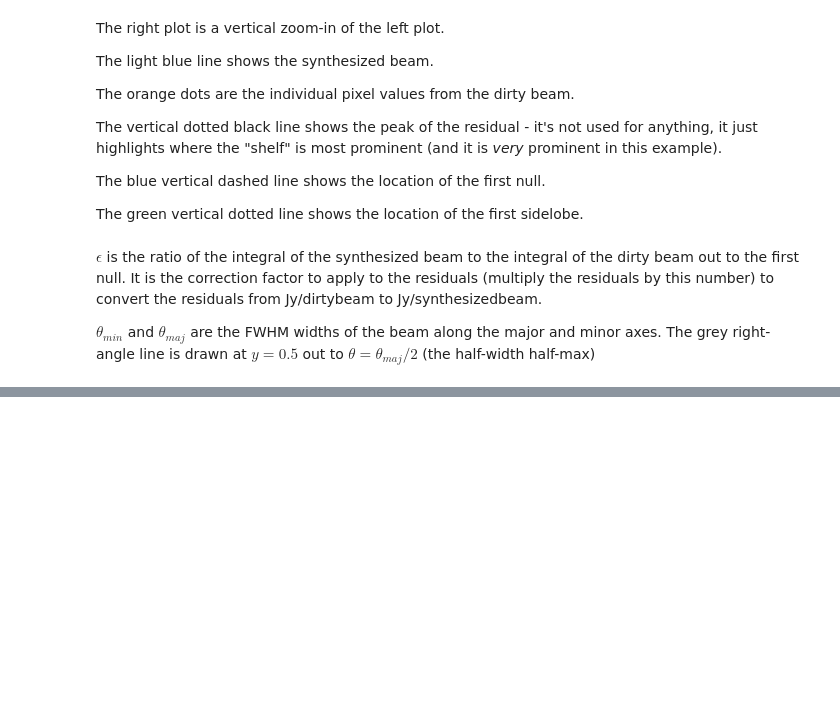
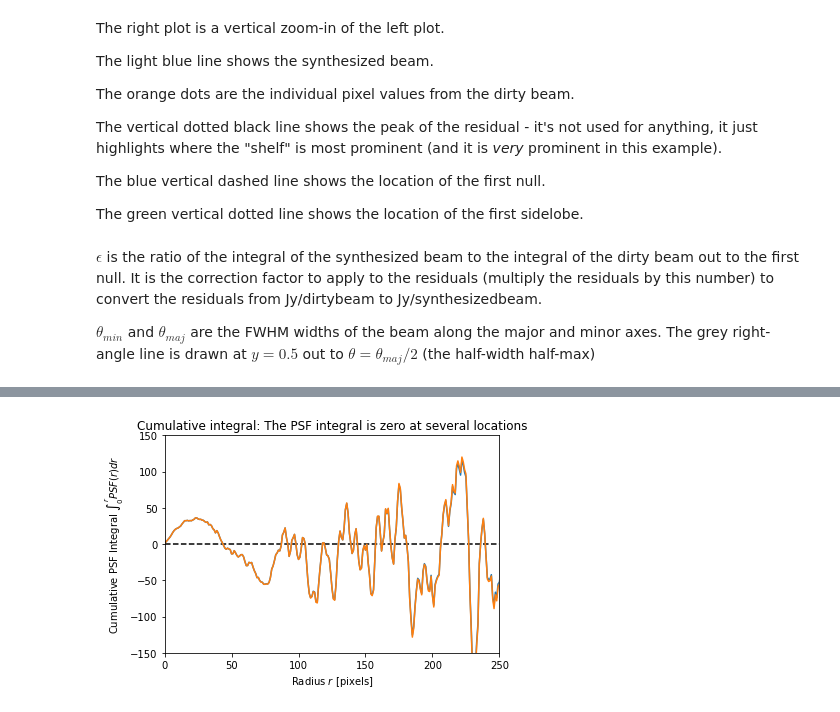
Before and after one commit to ALMA-IMF/notebooks, a Jupyter notebook: PSF_Analysis.ipynb, the cells around one changed output, grey strips where cells are left out. Saved outputs shown, nothing was run; the diff lists cells and outputs as text; code cells hidden in the pictures; blank space fills up the shorter version.

Commit message:
updated several notebooks

```diff
--- a/PSF_Analysis.ipynb
+++ b/PSF_Analysis.ipynb
@@ -124,0 +204,12 @@ $\theta_{min}$ and $\theta_{maj}$ are the FWHM widths of the beam along the majo
+# %%
+dr = radii[1:] - radii[:-1]
+pl.plot(radii[:-1], np.cumsum((radial_mean*radii**2)[1:] - (radial_mean*radii**2)[:-1]))
+pl.plot(radii[:-1], np.cumsum((radial_mean_pbcorr*radii**2)[1:] - (radial_mean_pbcorr*radii**2)[:-1]))
+pl.xlim(0, 250);
+pl.xlabel("Radius $r$ [pixels]");
+pl.ylabel("Cumulative PSF Integral $\int_0^r PSF(r)dr$");
+pl.axhline(0, linestyle='--', color='k', zorder=-5)
+pl.ylim(-150, 150);
+pl.title("Cumulative integral: The PSF integral is zero at several locations");
+# %% [output]
+[figure, added]
```
Also changed, not shown: parts of 33 cells of this notebook, 4 other files.
